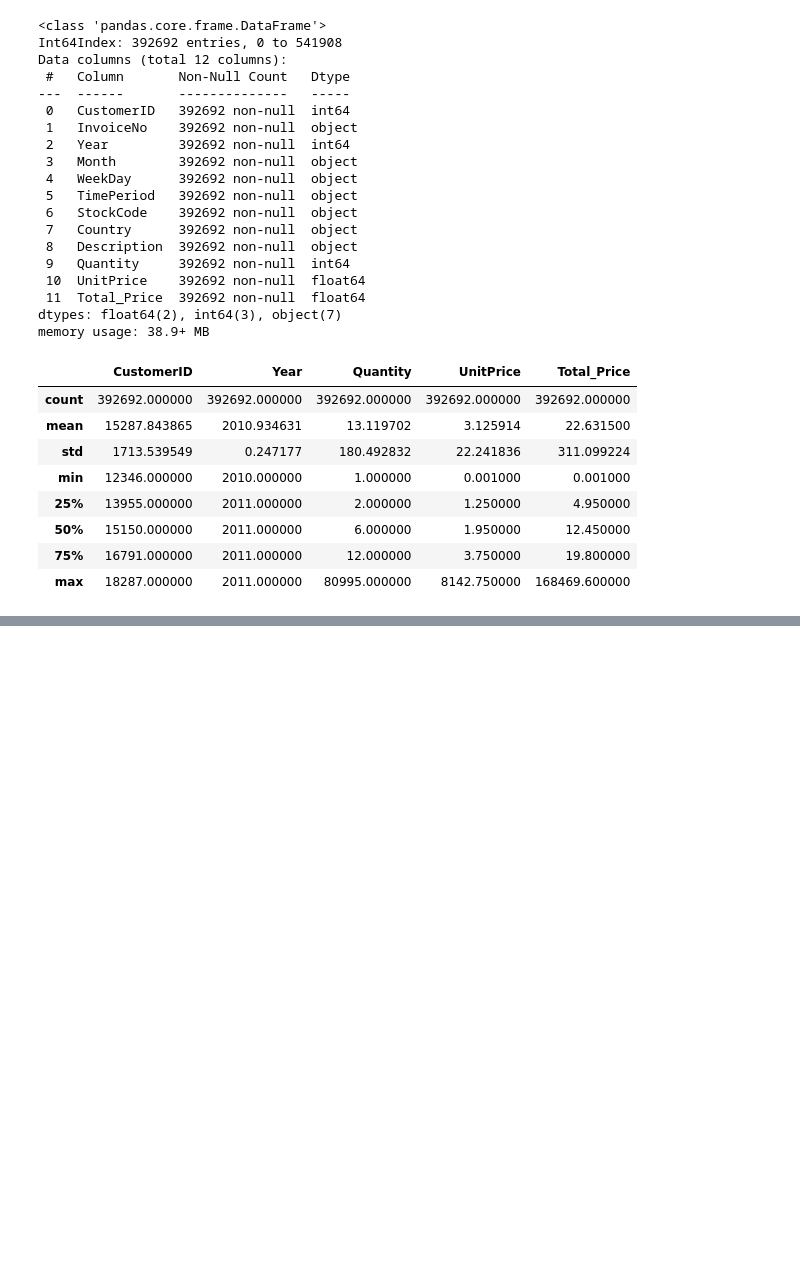
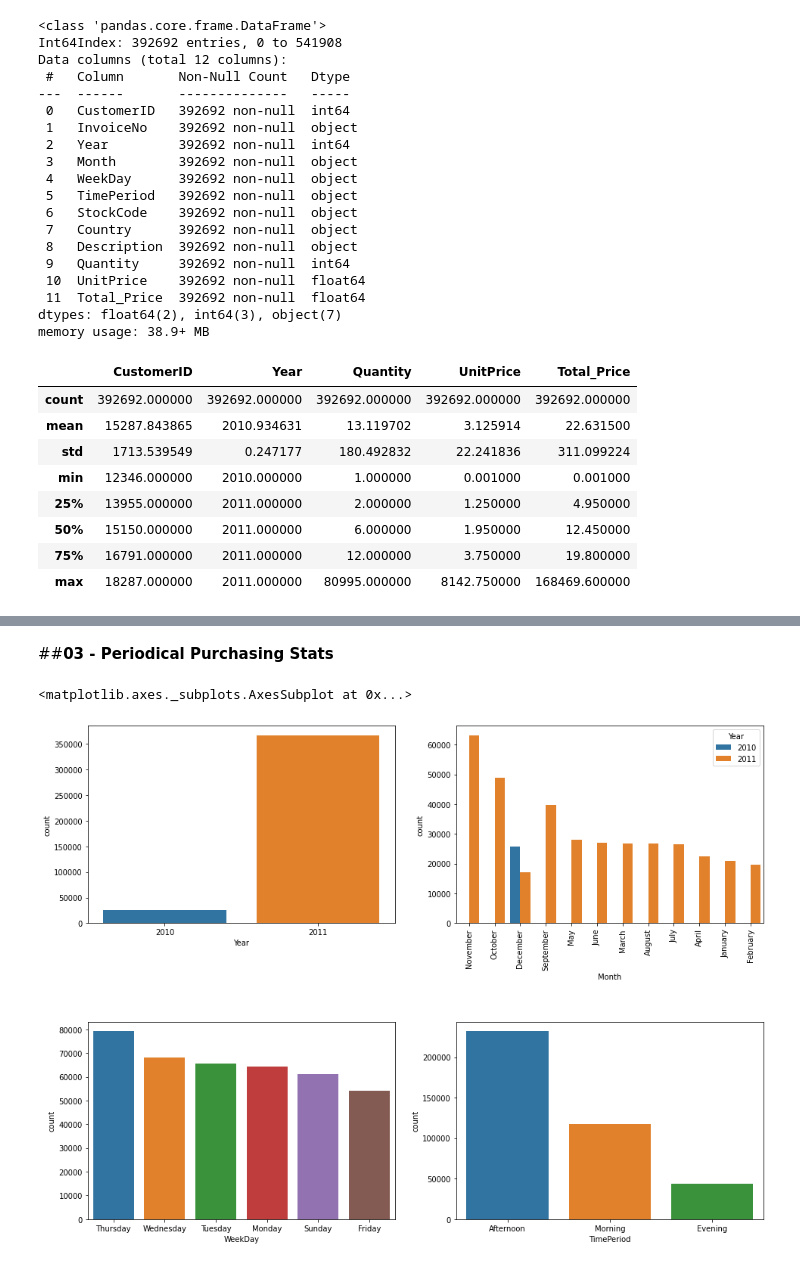
Before and after one commit to humant01/Customer-Segmentation, a Jupyter notebook: Online_Retail_Customer_Segmentation_Capstone_Project.ipynb, the cells around one changed output, grey strips where cells are left out. Cells and saved outputs as stored; diff of their text form; code cells hidden in the pictures; blank space fills up the shorter version.

```diff
--- a/Online_Retail_Customer_Segmentation_Capstone_Project.ipynb
+++ b/Online_Retail_Customer_Segmentation_Capstone_Project.ipynb
@@ -425,0 +471,18 @@ customerDF.describe(include=['O'])#describing
+# %% [markdown]
+##**03 - Periodical Purchasing Stats**
+# %%
+#plotting graph of periodical purchasing
+plt.figure(figsize=(16,12))
+plt.subplots_adjust(hspace=0.5)
+plt.subplot(221)
+sns.countplot(customerDF['Year'])
+plt.subplot(222)
+plt.xticks(rotation=90)
+sns.countplot(customerDF['Month'], order=customerDF['Month'].value_counts().index, hue=customerDF['Year'])
+plt.subplot(223)
+sns.countplot(customerDF['WeekDay'], order=customerDF['WeekDay'].value_counts().index)
+plt.subplot(224)
+sns.countplot(customerDF['TimePeriod'], order=customerDF['TimePeriod'].value_counts().index)
+# %% [output]
+<matplotlib.axes._subplots.AxesSubplot at 0x...>
+[figure, added]
```
Also changed, not shown: parts of 54 cells of this notebook.
